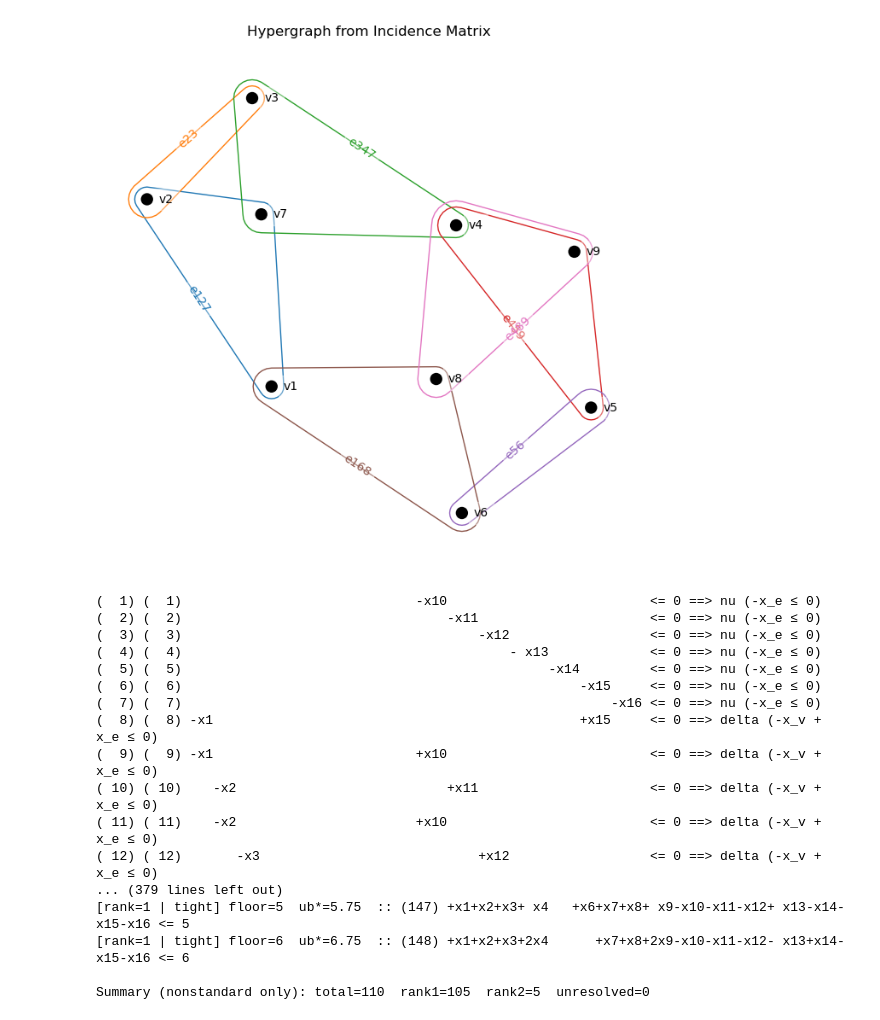
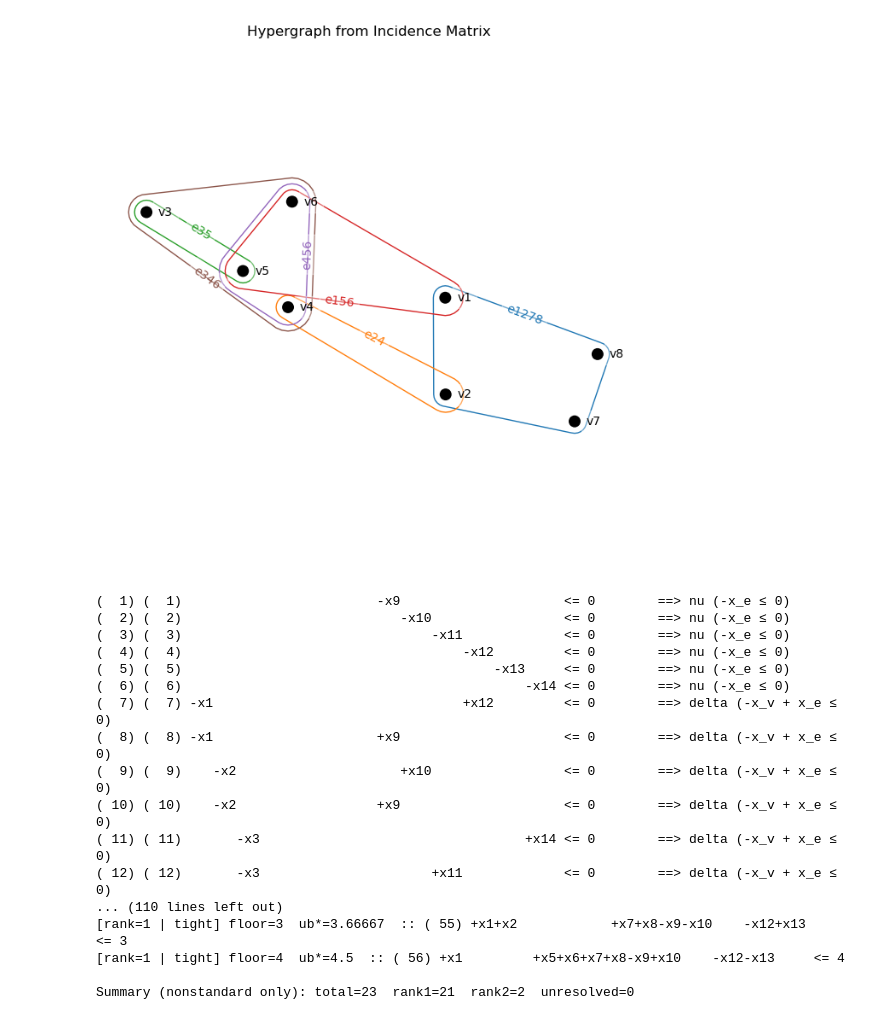
Before and after one commit to dettorig/BinPolyOpt, a Jupyter notebook: MPG.ipynb, the cells around one changed output. Saved outputs shown, nothing was run; the diff lists cells and outputs as text; code cells hidden in the pictures.

```diff
--- a/MPG.ipynb
+++ b/MPG.ipynb
@@ -21,30 +22,30 @@ import glob
 # %%
 incidence = "incidence.txt"
 inc_matrix = np.loadtxt(incidence, dtype=int)
 
 edge_dict = {}
 for row in inc_matrix:
     vertex_indices = [i + 1 for i, val in enumerate(row) if val == 1]
     edge_name = 'e' + ''.join(str(i) for i in vertex_indices)
     nodes = [f"v{i}" for i in vertex_indices]
     edge_dict[edge_name] = set(nodes)
 
 H = hnx.Hypergraph(edge_dict)
 
 hnx.draw(
     H,
     with_edge_labels=True,
     layout=nx.spring_layout,
-    layout_kwargs={'seed': 20}
+    layout_kwargs={'seed': 42}
 )
 plt.title("Hypergraph from Incidence Matrix")
 plt.show()
 
 st.edge_dict = edge_dict
 st.inc_matrix = inc_matrix
 st.FIXED_EDGE_ORDER = list(edge_dict.keys())
 # %% [output]
-[figure, old version]
+[figure, new version]
 # %%
 base_name = "incidence"
 filename_poi, n_vertices, n_edges = generate_polytope.generate_ieq_from_incidence(base_name)
@@ -56,29 +57,29 @@ st.n_edges = n_edges
 vertex_range = range(1, n_vertices + 1)
 edge_range = range(n_vertices + 1, n_vertices + n_edges + 1)
 
-classified = inequality_classifier.classify_poi_ieq_file("MPG9,7.poi.ieq", vertex_range, edge_range)
+classified = inequality_classifier.classify_poi_ieq_file("MPG8,6.poi.ieq", vertex_range, edge_range)
 inequality_classifier.count_standard_vs_nonstandard(classified)
 
 results1, summary1 = inequality_classifier.run_rank_from_classified(classified, vertex_range, edge_range,
                                             solver="ECOS", tol=1e-7, verbose=True)
 # %% [output]
-(  1) (  1)                              -x10                          <= 0 ==> nu (-x_e ≤ 0)
-(  2) (  2)                                  -x11                      <= 0 ==> nu (-x_e ≤ 0)
-(  3) (  3)                                      -x12                  <= 0 ==> nu (-x_e ≤ 0)
-(  4) (  4)                                          - x13             <= 0 ==> nu (-x_e ≤ 0)
-(  5) (  5)                                               -x14         <= 0 ==> nu (-x_e ≤ 0)
-(  6) (  6)                                                   -x15     <= 0 ==> nu (-x_e ≤ 0)
-(  7) (  7)                                                       -x16 <= 0 ==> nu (-x_e ≤ 0)
-(  8) (  8) -x1                                               +x15     <= 0 ==> delta (-x_v + x_e ≤ 0)
-(  9) (  9) -x1                          +x10                          <= 0 ==> delta (-x_v + x_e ≤ 0)
-( 10) ( 10)    -x2                           +x11                      <= 0 ==> delta (-x_v + x_e ≤ 0)
-( 11) ( 11)    -x2                       +x10                          <= 0 ==> delta (-x_v + x_e ≤ 0)
-( 12) ( 12)       -x3                            +x12                  <= 0 ==> delta (-x_v + x_e ≤ 0)
-... (379 lines left out)
-[rank=1 | tight] floor=5  ub*=5.75  :: (147) +x1+x2+x3+ x4   +x6+x7+x8+ x9-x10-x11-x12+ x13-x14-x15-x16 <= 5
-[rank=1 | tight] floor=6  ub*=6.75  :: (148) +x1+x2+x3+2x4      +x7+x8+2x9-x10-x11-x12- x13+x14-x15-x16 <= 6
+(  1) (  1)                         -x9                     <= 0        ==> nu (-x_e ≤ 0)
+(  2) (  2)                            -x10                 <= 0        ==> nu (-x_e ≤ 0)
+(  3) (  3)                                -x11             <= 0        ==> nu (-x_e ≤ 0)
+(  4) (  4)                                    -x12         <= 0        ==> nu (-x_e ≤ 0)
+(  5) (  5)                                        -x13     <= 0        ==> nu (-x_e ≤ 0)
+(  6) (  6)                                            -x14 <= 0        ==> nu (-x_e ≤ 0)
+(  7) (  7) -x1                                +x12         <= 0        ==> delta (-x_v + x_e ≤ 0)
+(  8) (  8) -x1                     +x9                     <= 0        ==> delta (-x_v + x_e ≤ 0)
+(  9) (  9)    -x2                     +x10                 <= 0        ==> delta (-x_v + x_e ≤ 0)
+( 10) ( 10)    -x2                  +x9                     <= 0        ==> delta (-x_v + x_e ≤ 0)
+( 11) ( 11)       -x3                                  +x14 <= 0        ==> delta (-x_v + x_e ≤ 0)
+( 12) ( 12)       -x3                      +x11             <= 0        ==> delta (-x_v + x_e ≤ 0)
+... (110 lines left out)
+[rank=1 | tight] floor=3  ub*=3.66667  :: ( 55) +x1+x2            +x7+x8-x9-x10    -x12+x13     <= 3
+[rank=1 | tight] floor=4  ub*=4.5  :: ( 56) +x1         +x5+x6+x7+x8-x9+x10    -x12-x13     <= 4
 
-Summary (nonstandard only): total=110  rank1=105  rank2=5  unresolved=0
+Summary (nonstandard only): total=23  rank1=21  rank2=2  unresolved=0
 # %%
 vertex_range = range(1, n_vertices+1)
 edge_range   = range(n_vertices+1, n_vertices+n_edges+1)
```
Also changed, not shown: parts of 21 cells of this notebook, 28 other files.
